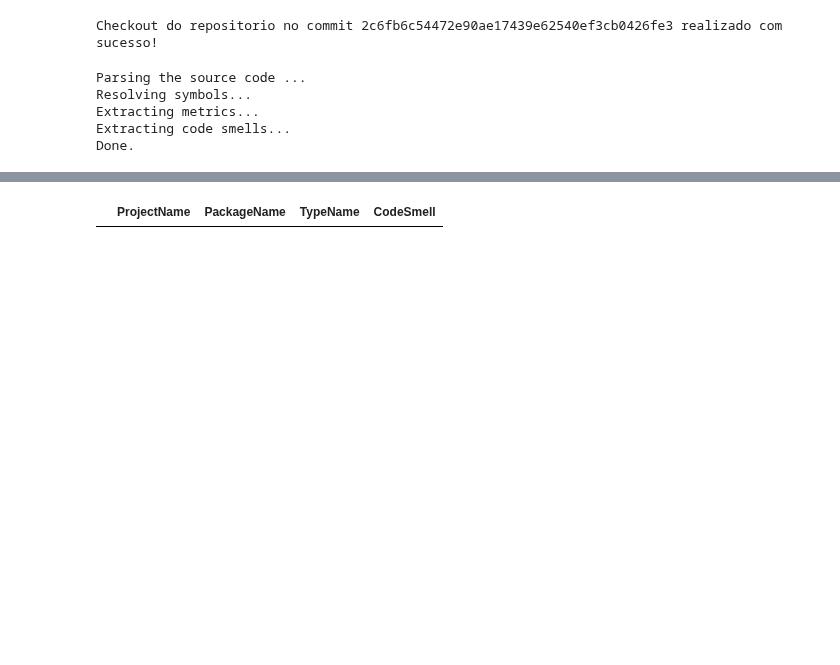
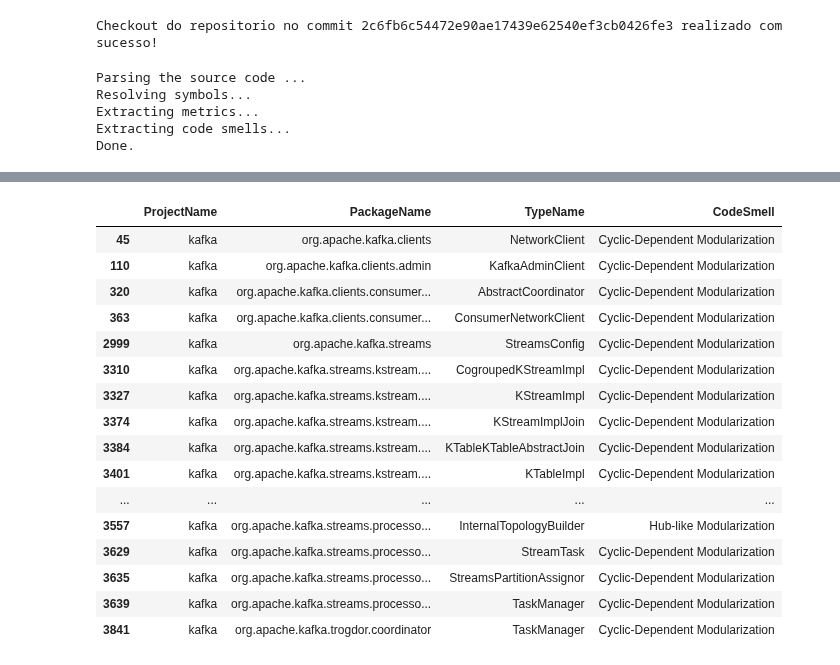
Before and after one commit to armandossrecife/piloto, a Jupyter notebook: designite/analise_designite_kafka.ipynb, the cells around one changed output, grey strips where cells are left out. Drawn from its saved outputs; the diff is of its cells as text; code cells hidden in the pictures; blank space fills up the shorter version.

```diff
--- a/designite/analise_designite_kafka.ipynb
+++ b/designite/analise_designite_kafka.ipynb
@@ -478,0 +759,6 @@ df_design_smells_final
+# %%
+# Merge the dataframes
+merged_dataframe_f = pd.concat(dataframes_f, axis=0, ignore_index=True)
+
+df_design_smells_final_f = merged_dataframe_f.copy()
+df_design_smells_final_f
@@ -478,0 +779,7 @@ df_design_smells_final
+# %%
+nomes_classes_criticas = []
+for each in lista_classes_criticas:
+  each = each.replace('.java', '')
+  nomes_classes_criticas.append(each)
+
+nomes_classes_criticas
@@ -479,11 +807,27 @@ df_design_smells_final
 # %%
-pesquisa_final = df_design_smells_final['Type Name'].str.contains('|'.join(lista_classes_criticas))
+pesquisa_final_f = df_design_smells_final_f['Type Name'].str.contains('|'.join(nomes_classes_criticas))
 # %%
-df_critical_classes_final = df_design_smells_final[pesquisa_final]
-df_critical_classes_final.columns = ['ProjectName', 'PackageName', 'TypeName', 'CodeSmell']
-df_critical_classes_final = df_critical_classes_final.query("CodeSmell=='Cyclic-Dependent Modularization' or CodeSmell=='Hub-like Modularization'")
+df_critical_classes_final_f = df_design_smells_final_f[pesquisa_final_f]
+df_critical_classes_final_f.columns = ['ProjectName', 'PackageName', 'TypeName', 'CodeSmell']
+df_critical_classes_final_f = df_critical_classes_final_f.query("CodeSmell=='Cyclic-Dependent Modularization' or CodeSmell=='Hub-like Modularization'")
-# %%
-df_critical_classes_final
-# %% [output]
-|  | ProjectName | PackageName | TypeName | CodeSmell |
+# %%
+df_critical_classes_final_f
+# %% [output]
+|  | ProjectName | PackageName | TypeName | CodeSmell |
+| 45 | kafka | org.apache.kafka.clients | NetworkClient | Cyclic-Dependent Modularization |
+| 110 | kafka | org.apache.kafka.clients.admin | KafkaAdminClient | Cyclic-Dependent Modularization |
+| 320 | kafka | org.apache.kafka.clients.consumer... | AbstractCoordinator | Cyclic-Dependent Modularization |
+| 363 | kafka | org.apache.kafka.clients.consumer... | ConsumerNetworkClient | Cyclic-Dependent Modularization |
+| 2999 | kafka | org.apache.kafka.streams | StreamsConfig | Cyclic-Dependent Modularization |
+| 3310 | kafka | org.apache.kafka.streams.kstream.... | CogroupedKStreamImpl | Cyclic-Dependent Modularization |
+| 3327 | kafka | org.apache.kafka.streams.kstream.... | KStreamImpl | Cyclic-Dependent Modularization |
+| 3374 | kafka | org.apache.kafka.streams.kstream.... | KStreamImplJoin | Cyclic-Dependent Modularization |
+| 3384 | kafka | org.apache.kafka.streams.kstream.... | KTableKTableAbstractJoin | Cyclic-Dependent Modularization |
+| 3401 | kafka | org.apache.kafka.streams.kstream.... | KTableImpl | Cyclic-Dependent Modularization |
+| ... | ... | ... | ... | ... |
+| 3557 | kafka | org.apache.kafka.streams.processo... | InternalTopologyBuilder | Hub-like Modularization |
+| 3629 | kafka | org.apache.kafka.streams.processo... | StreamTask | Cyclic-Dependent Modularization |
+| 3635 | kafka | org.apache.kafka.streams.processo... | StreamsPartitionAssignor | Cyclic-Dependent Modularization |
+| 3639 | kafka | org.apache.kafka.streams.processo... | TaskManager | Cyclic-Dependent Modularization |
+| 3841 | kafka | org.apache.kafka.trogdor.coordinator | TaskManager | Cyclic-Dependent Modularization |
 # %%
```
Also changed, not shown: parts of 32 cells of this notebook, 1 other file.
